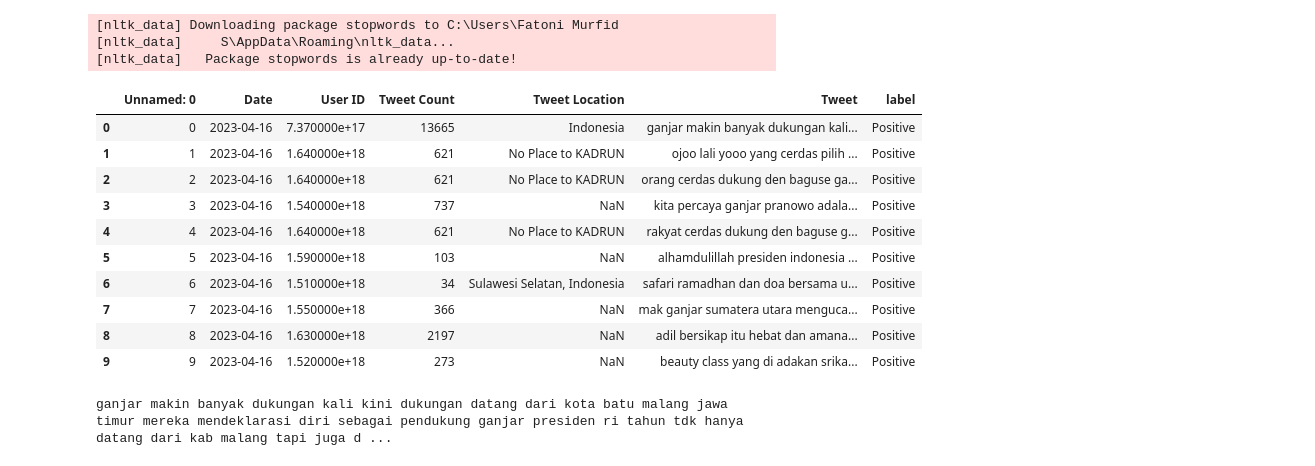
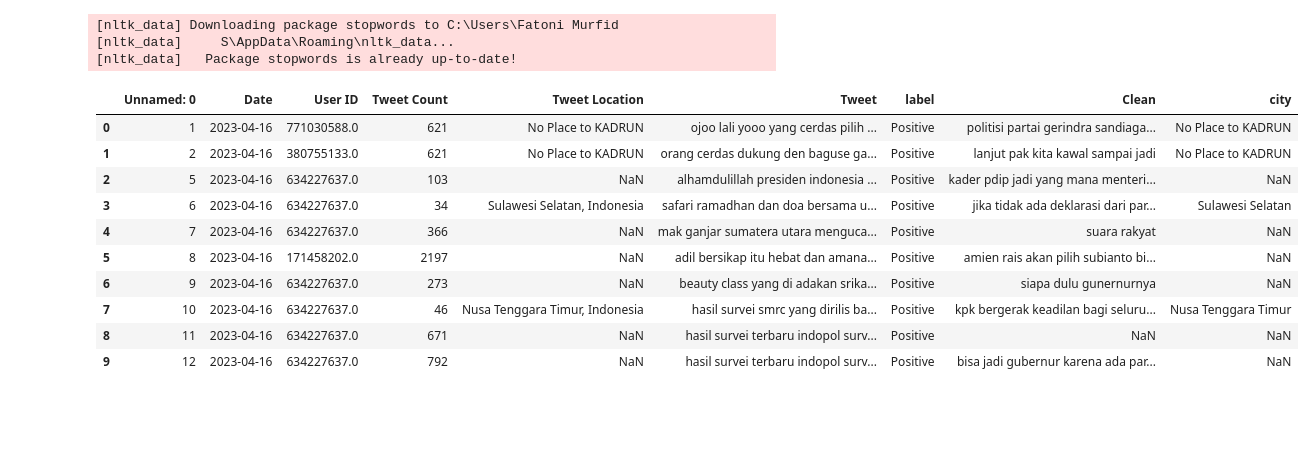
Before and after one commit to ghazafm/twitter-sentiment-analysis, a Jupyter notebook: EDA/Code/WC code/WC_Ganjar.ipynb, the cells around one changed output. Drawn from its saved outputs; the diff is of its cells as text; code cells hidden in the pictures; blank space fills up the shorter version.

```diff
--- a/EDA/Code/WC code/WC_Ganjar.ipynb
+++ b/EDA/Code/WC code/WC_Ganjar.ipynb
@@ -11,31 +11,17 @@ stop_w = set(STOPWORDS)
 [nltk_data]   Package stopwords is already up-to-date!
 # %%
 import pandas as pd
-df = pd.read_csv('https://raw.githubusercontent.com/ghazafm/SocialMediaSentiment/main/preprocessing/csv/ganjar.csv')
+df = pd.read_csv('https://raw.githubusercontent.com/ghazafm/SocialMediaSentiment/main/preprocessing/EDA/datasets/ganjar.csv')
 df.head(10)
 # %% [output]
-|  | Unnamed: 0 | Date | User ID | Tweet Count | Tweet Location | Tweet | label |
-| 0 | 0 | 2023-04-16 | 7.370000e+17 | 13665 | Indonesia | ganjar makin banyak dukungan kali... | Positive |
-| 1 | 1 | 2023-04-16 | 1.640000e+18 | 621 | No Place to KADRUN | ojoo lali yooo yang cerdas pilih ... | Positive |
-| 2 | 2 | 2023-04-16 | 1.640000e+18 | 621 | No Place to KADRUN | orang cerdas dukung den baguse ga... | Positive |
-| 3 | 3 | 2023-04-16 | 1.540000e+18 | 737 | NaN | kita percaya ganjar pranowo adala... | Positive |
-| 4 | 4 | 2023-04-16 | 1.640000e+18 | 621 | No Place to KADRUN | rakyat cerdas dukung den baguse g... | Positive |
-| 5 | 5 | 2023-04-16 | 1.590000e+18 | 103 | NaN | alhamdulillah presiden indonesia ... | Positive |
-| 6 | 6 | 2023-04-16 | 1.510000e+18 | 34 | Sulawesi Selatan, Indonesia | safari ramadhan dan doa bersama u... | Positive |
-| 7 | 7 | 2023-04-16 | 1.550000e+18 | 366 | NaN | mak ganjar sumatera utara menguca... | Positive |
-| 8 | 8 | 2023-04-16 | 1.630000e+18 | 2197 | NaN | adil bersikap itu hebat dan amana... | Positive |
-| 9 | 9 | 2023-04-16 | 1.520000e+18 | 273 | NaN | beauty class yang di adakan srika... | Positive |
+|  | Unnamed: 0 | Date | User ID | Tweet Count | Tweet Location | Tweet | label | Clean | city |
+| 0 | 1 | 2023-04-16 | 771030588.0 | 621 | No Place to KADRUN | ojoo lali yooo yang cerdas pilih ... | Positive | politisi partai gerindra sandiaga... | No Place to KADRUN |
+| 1 | 2 | 2023-04-16 | 380755133.0 | 621 | No Place to KADRUN | orang cerdas dukung den baguse ga... | Positive | lanjut pak kita kawal sampai jadi | No Place to KADRUN |
+| 2 | 5 | 2023-04-16 | 634227637.0 | 103 | NaN | alhamdulillah presiden indonesia ... | Positive | kader pdip jadi yang mana menteri... | NaN |
+| 3 | 6 | 2023-04-16 | 634227637.0 | 34 | Sulawesi Selatan, Indonesia | safari ramadhan dan doa bersama u... | Positive | jika tidak ada deklarasi dari par... | Sulawesi Selatan |
+| 4 | 7 | 2023-04-16 | 634227637.0 | 366 | NaN | mak ganjar sumatera utara menguca... | Positive | suara rakyat | NaN |
+| 5 | 8 | 2023-04-16 | 171458202.0 | 2197 | NaN | adil bersikap itu hebat dan amana... | Positive | amien rais akan pilih subianto bi... | NaN |
+| 6 | 9 | 2023-04-16 | 634227637.0 | 273 | NaN | beauty class yang di adakan srika... | Positive | siapa dulu gunernurnya | NaN |
+| 7 | 10 | 2023-04-16 | 634227637.0 | 46 | Nusa Tenggara Timur, Indonesia | hasil survei smrc yang dirilis ba... | Positive | kpk bergerak keadilan bagi seluru... | Nusa Tenggara Timur |
+| 8 | 11 | 2023-04-16 | 634227637.0 | 671 | NaN | hasil survei terbaru indopol surv... | Positive | NaN | NaN |
+| 9 | 12 | 2023-04-16 | 634227637.0 | 792 | NaN | hasil survei terbaru indopol surv... | Positive | bisa jadi gubernur karena ada par... | NaN |
-# %%
-sw = stopwords.words('indonesian')
-df['Tweet'] = df['Tweet'].astype(str)
-# keyword = ['ya','yg', 'maju', 'ampa','utk','gak']
-# for i in keyword:
-#     df['Tweet'] = df['Tweet'].str.replace(i,'')
-result = ""
-for text in df['Tweet']:
-    result += text + " "
-
-
-print(result)
-# %% [output]
-ganjar makin banyak dukungan kali kini dukungan datang dari kota batu malang jawa timur mereka mendeklarasi diri sebagai pendukung ganjar presiden ri tahun tdk hanya datang dari kab malang tapi juga d ...
```
Also changed, not shown: parts of 3 cells of this notebook, 8 other files.
